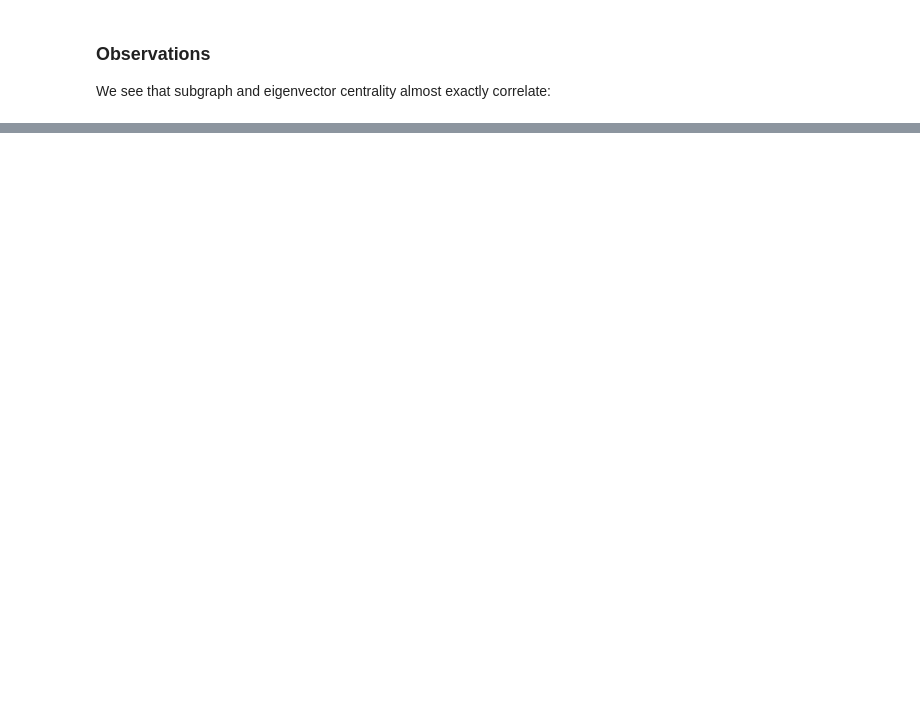
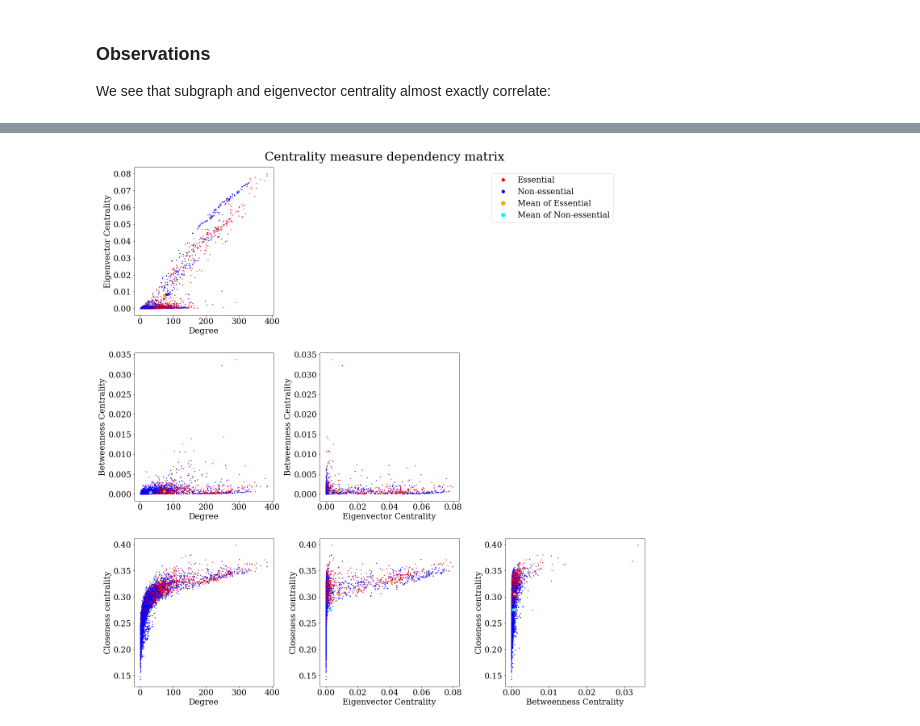
Before and after one commit to xdimos/Group-D-3888-Project, a Jupyter notebook: Lethality Fitting.ipynb, the cells around one changed output, grey strips where cells are left out. Drawn from its saved outputs; the diff is of its cells as text; code cells hidden in the pictures; blank space fills up the shorter version.

```diff
--- a/Lethality Fitting.ipynb
+++ b/Lethality Fitting.ipynb
@@ -183,0 +261,72 @@ plt.show()
+# %%
+# Let's be more systematic with out correlation plots
+# We list our independent measures:
+measures = [degrees, eigen_centrality, betweenness_centrality, closeness_centrality]
+measure_names = ["Degree", "Eigenvector Centrality", "Betweenness Centrality", "Closeness centrality"]
+
+n_measures = len(measures)
+
+
+# Let's calculate the mean or each measure for ess vs. non-ess
+ess_measure_means = np.zeros(n_measures)
+noness_measure_means = np.zeros(n_measures)
+n_ess = 0;
+n_noness = 0;
+for i in range(len(degrees)):
+    if (ess_colors[i] == 'red'):
+        n_ess += 1
+        for m in range(n_measures):
+            ess_measure_means[m] += measures[m][i]
+    else:
+        n_noness += 1
+        for m in range(n_measures):
+            noness_measure_means[m] += measures[m][i]
+
+ess_measure_means = [val/n_ess for val in ess_measure_means] # normalise the mean properly
+noness_measure_means = [val/n_noness for val in noness_measure_means]
+
+fig, axs = plt.subplots(n_measures-1, n_measures-1,figsize=(20,20))
+fig.tight_layout(pad=3.0)
+fig.suptitle('Centrality measure dependency matrix', fontsize=30)
+
+
+
+legend_elements_with_means = [Line2D([0], [0], marker='.', color='red', label='Essential',
+                          markerfacecolor='red', markersize=15, linewidth=0),
+                   Line2D([0], [0], marker='.', color='blue', label='Non-essential',
+                          markerfacecolor='blue', markersize=15, linewidth=0),
+                   Line2D([0], [0], marker='.', color='orange', label='Mean of Essential',
+                          markerfacecolor='orange', markersize=20, linewidth=0),
+                   Line2D([0], [0], marker='.', color='cyan', label='Mean of Non-essential',
+                          markerfacecolor='cyan', markersize=20, linewidth=0)]
+
+fig.legend(handles=legend_elements_with_means,loc = 'upper right', bbox_to_anchor=(0.9, 0.95))
+
+for ix_ax in range(n_measures):
+    for iy_ax in range(ix_ax+1,n_measures):
+        axs[iy_ax-1,ix_ax].scatter(measures[ix_ax], measures[iy_ax], c = ess_colors, s=2) #
+        #axs[ix_ax,iy_ax].set_title(measure_names[iy_ax] + " v.s. "+ measure_names[ix_ax]+"for nodes of largest connected component $G$")
+        axs[iy_ax-1,ix_ax].set(xlabel=measure_names[ix_ax], ylabel=measure_names[iy_ax])
+        #axs[iy_ax-1,ix_ax].text(xlabel=measure_names[ix_ax], ylabel=measure_names[iy_ax])
+
+        if (False): # To print names
+            names = list(G.nodes)
+            for i in range(len(names)):
+                axs[iy_ax-1,ix_ax].text(measures[ix_ax][i], measures[iy_ax][i], names[i], fontsize=10)
+
+        if (True): # To plot means
+            axs[iy_ax-1,ix_ax].scatter(ess_measure_means[ix_ax], ess_measure_means[iy_ax], marker = "o",c = "orange", s = 40)
+            axs[iy_ax-1,ix_ax].scatter(noness_measure_means[ix_ax], noness_measure_means[iy_ax], marker = "o",c = "cyan", s = 40)
+
+
+# Hide the symmetric plots
+for i in range(1,n_measures-1):
+    for j in range(0,i):
+            axs[j,i].axis('off')
+
+
+plt.savefig("Measure Dependency Matrix.pdf")
+
+        #ess_legend()
+# %% [output]
+[figure, added]
```
Also changed, not shown: parts of 14 cells of this notebook, 5 other files.
